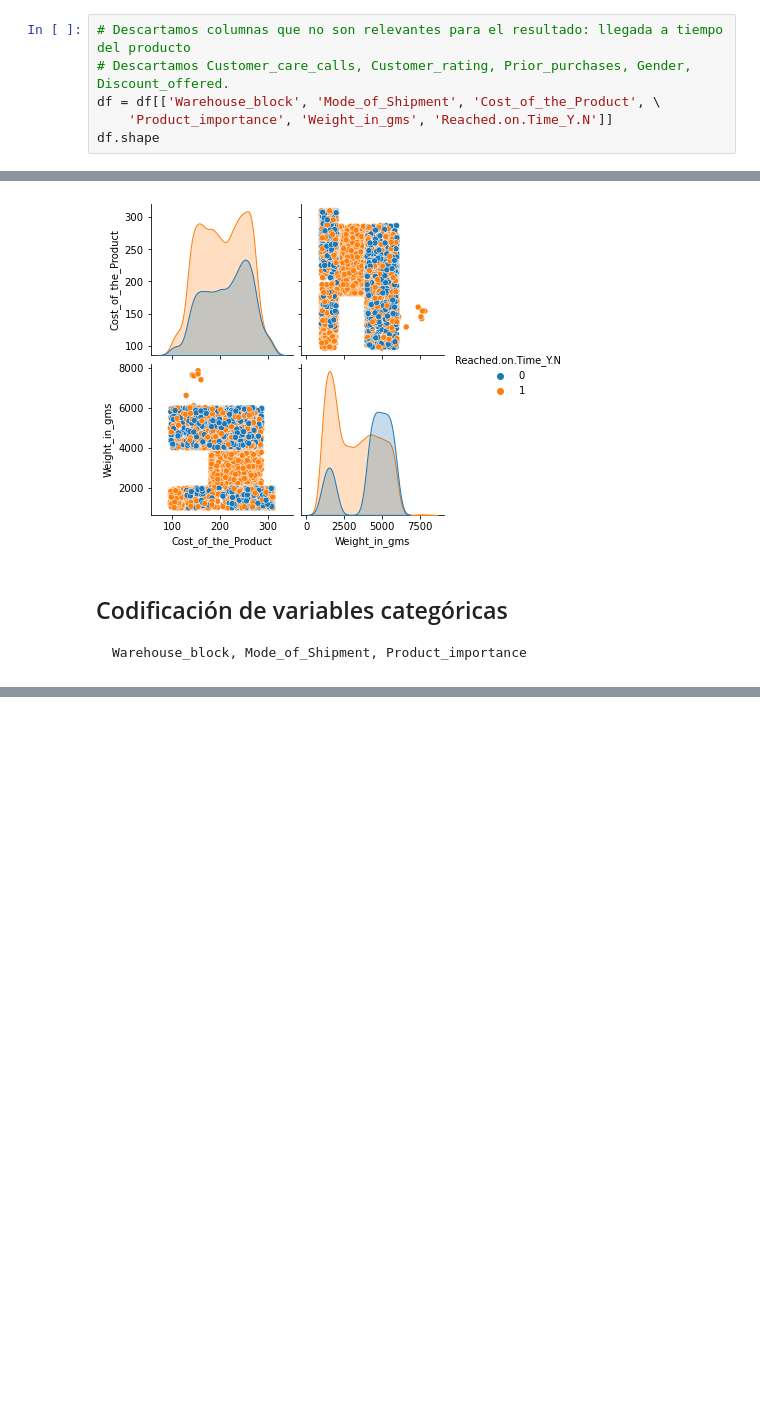
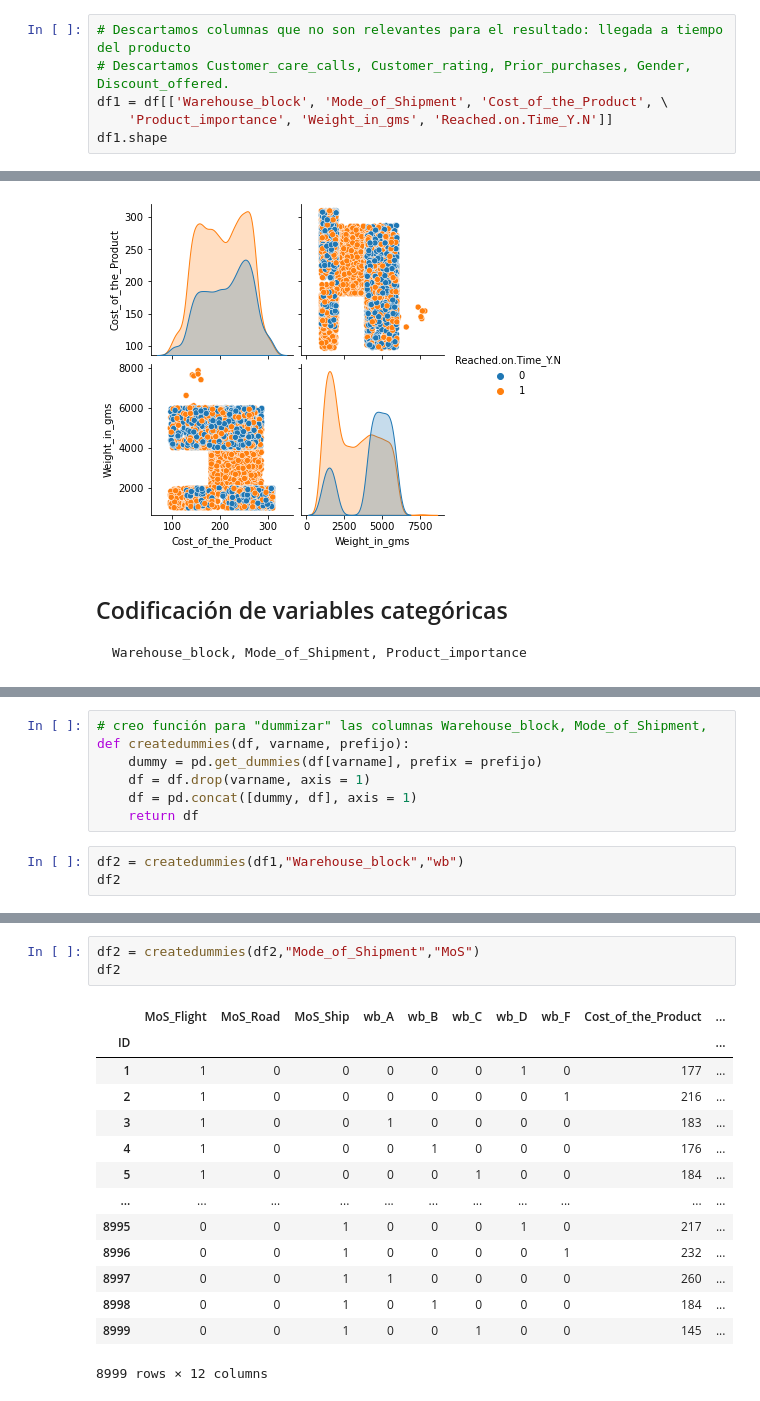
Before and after one commit to VladT-Tempest/Datathon, a Jupyter notebook: Preprocesamiento.ipynb, the cells around one changed output, grey strips where cells are left out. Cells and saved outputs as stored; diff of their text form; blank space fills up the shorter version.

```diff
--- a/Preprocesamiento.ipynb
+++ b/Preprocesamiento.ipynb
@@ -52,8 +52,8 @@ df.shape
 # %%
 # Descartamos columnas que no son relevantes para el resultado: llegada a tiempo del producto
 # Descartamos Customer_care_calls, Customer_rating, Prior_purchases, Gender, Discount_offered.
-df = df[['Warehouse_block', 'Mode_of_Shipment', 'Cost_of_the_Product', \
+df1 = df[['Warehouse_block', 'Mode_of_Shipment', 'Cost_of_the_Product', \
     'Product_importance', 'Weight_in_gms', 'Reached.on.Time_Y.N']]
-df.shape
+df1.shape
 # %% [output]
 (8999, 6)
@@ -93,0 +134,10 @@ plt.show()
+# %%
+# creo función para "dummizar" las columnas Warehouse_block, Mode_of_Shipment,
+def createdummies(df, varname, prefijo):
+    dummy = pd.get_dummies(df[varname], prefix = prefijo)
+    df = df.drop(varname, axis = 1)
+    df = pd.concat([dummy, df], axis = 1)
+    return df
+# %%
+df2 = createdummies(df1,"Warehouse_block","wb")
+df2
@@ -93,0 +159,18 @@ plt.show()
+# %%
+df2 = createdummies(df2,"Mode_of_Shipment","MoS")
+df2
+# %% [output]
+|  | MoS_Flight | MoS_Road | MoS_Ship | wb_A | wb_B | wb_C | wb_D | wb_F | Cost_of_the_Product | ... |
+| ID |  |  |  |  |  |  |  |  |  | ... |
+| 1 | 1 | 0 | 0 | 0 | 0 | 0 | 1 | 0 | 177 | ... |
+| 2 | 1 | 0 | 0 | 0 | 0 | 0 | 0 | 1 | 216 | ... |
+| 3 | 1 | 0 | 0 | 1 | 0 | 0 | 0 | 0 | 183 | ... |
+| 4 | 1 | 0 | 0 | 0 | 1 | 0 | 0 | 0 | 176 | ... |
+| 5 | 1 | 0 | 0 | 0 | 0 | 1 | 0 | 0 | 184 | ... |
+| ... | ... | ... | ... | ... | ... | ... | ... | ... | ... | ... |
+| 8995 | 0 | 0 | 1 | 0 | 0 | 0 | 1 | 0 | 217 | ... |
+| 8996 | 0 | 0 | 1 | 0 | 0 | 0 | 0 | 1 | 232 | ... |
+| 8997 | 0 | 0 | 1 | 1 | 0 | 0 | 0 | 0 | 260 | ... |
+| 8998 | 0 | 0 | 1 | 0 | 1 | 0 | 0 | 0 | 184 | ... |
+| 8999 | 0 | 0 | 1 | 0 | 0 | 1 | 0 | 0 | 145 | ... |
+8999 rows × 12 columns
```
Also changed, not shown: parts of 14 cells of this notebook.
